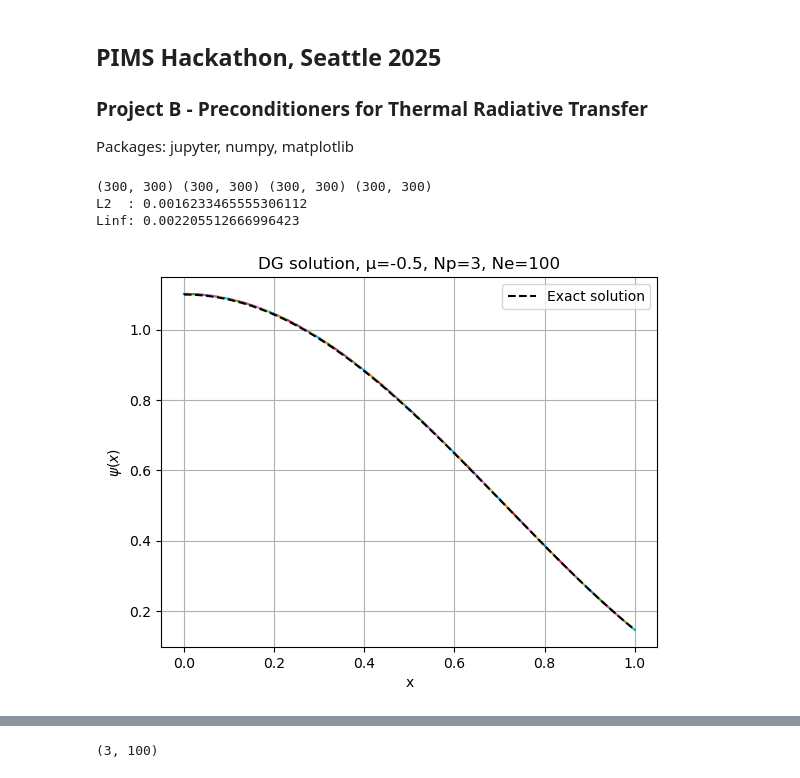
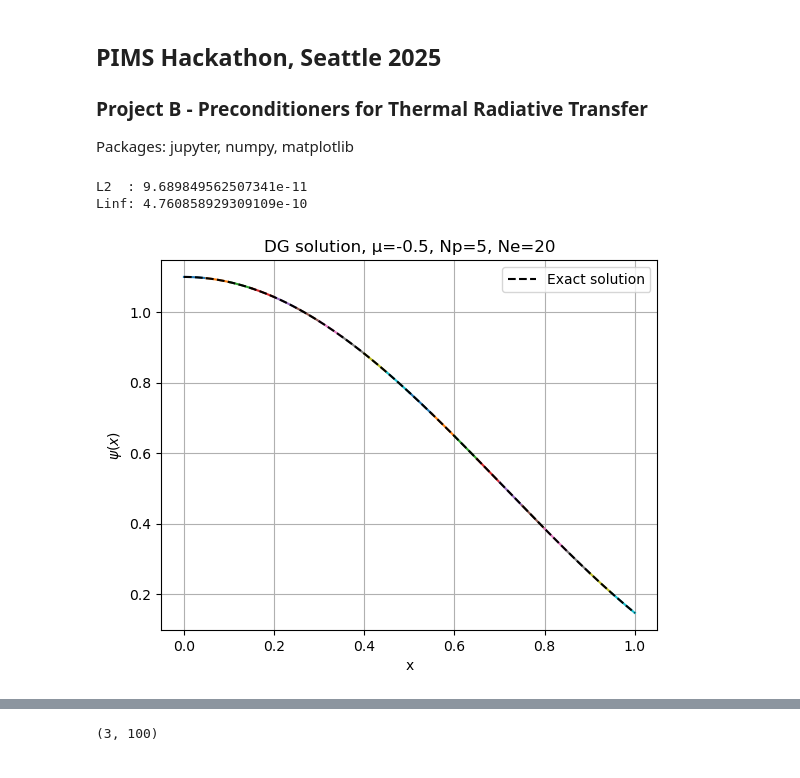
Before and after one commit to jpgallagher1/PIMS-GroupB, a Jupyter notebook: main.ipynb, the cells around one changed output, grey strips where cells are left out. Saved outputs shown, nothing was run; the diff lists cells and outputs as text; code cells hidden in the pictures.

```diff
--- a/main.ipynb
+++ b/main.ipynb
@@ -9,31 +9,33 @@ from library import *
 # %%
 # ─── Example usage (Simple DG) ───
 
 # Parameters for the transport problem
 μ      = -0.5
 ψ_MMS  = lambda x: (μ**2)*((x**2 +1) + 3.4*np.cos(2*x)) # Manufactured solution
 σ_t    = lambda x: x**2 + 1
 source = lambda x: (μ**3)*(2*x - 6.8*np.sin(2*x)) + (σ_t(x) * (μ**2)*((x**2 +1) + 3.4*np.cos(2*x)))
 inflow = lambda x: ψ_MMS(x)
 
 # Mesh parameters
-xs = np.linspace(0, 1, 101) # Mesh points / element boundaries
-Np = 3                      # Legendre polynomials per element (basis size)
+Np = 5                        # Legendre polynomials per element (basis size)
+Ne = 20
+xs = np.linspace(0, 1, Ne + 1) # Mesh points / element boundaries
 
 # Solve
 ψ_weights = transport_direct_solve(μ, σ_t, source, inflow, Np, xs)
+# ψ_weights = transport_direct_solve(μ, σ_t, compute_source_term(source, Np, xs), inflow, Np, xs)
+# ψ_weights = ψ_weights.reshape(Ne, Np)
 
 # Print the error in the solution
 print("L2  :",error_Lp(ψ_weights, xs, Np, ψ_MMS, p=2))
 print("Linf:",error_Lp(ψ_weights, xs, Np, ψ_MMS, p='inf'))
 
 # Plot numerical solution against the exact solution (MMS)
 plot_solution(ψ_weights, xs, Np, μ=μ, exact_ψ_func=ψ_MMS)
 # %% [output]
-(300, 300) (300, 300) (300, 300) (300, 300)
-L2  : 0.0016233465555306112
-Linf: 0.002205512666996423
+L2  : 9.689849562507341e-11
+Linf: 4.760858929309109e-10
-[figure, old version]
+[figure, new version]
 # %%
 # ─── Example usage (Fixed point iteration) ───
 
```
Also changed, not shown: parts of 2 cells of this notebook, 1 other file.
